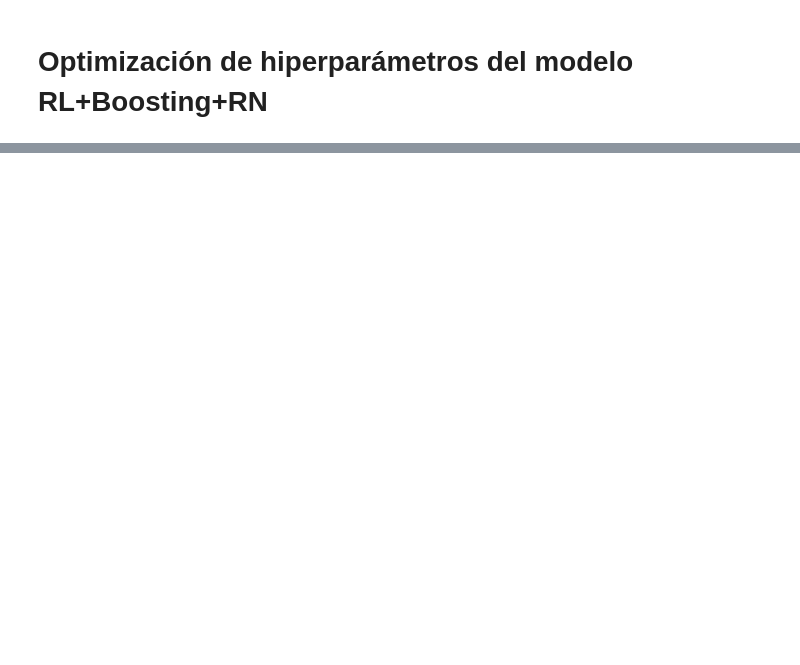
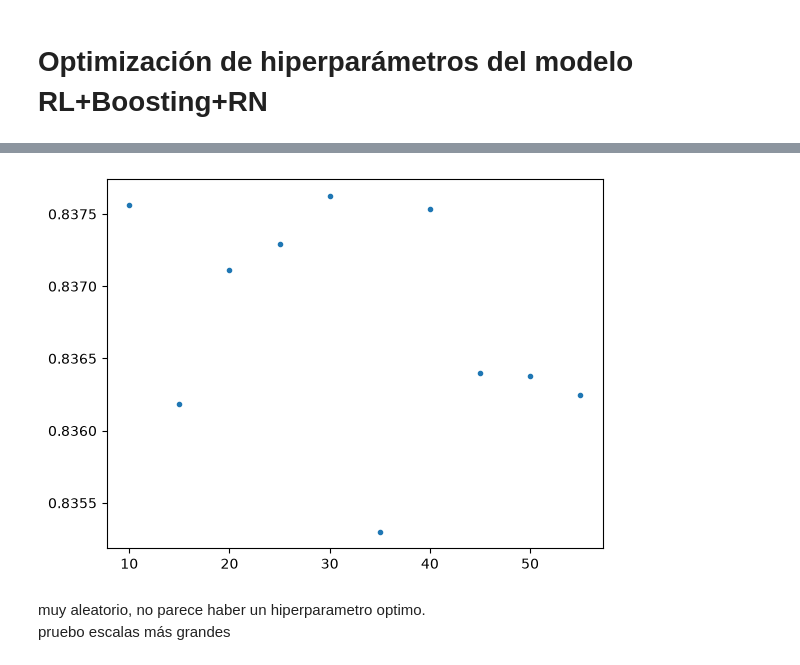
Before and after one commit to TomasCarneroRoldan125/Labo-de-Datos, a Jupyter notebook: TP2/proto.ipynb, the cells around one changed output, grey strips where cells are left out. Drawn from its saved outputs; the diff is of its cells as text; code cells hidden in the pictures; blank space fills up the shorter version.

```diff
--- a/TP2/proto.ipynb
+++ b/TP2/proto.ipynb
@@ -2787,0 +3283,31 @@ Mejor combinación (0.36 Lin + 0.49 Árb + 0.15 Red) -> AUC: 0.8383
+# %%
+def crear_modelo_arboles(h):
+    preprocesamiento = ColumnTransformer([
+        ("numericas", "passthrough", features_num_arboles),
+        ("categoricas", OrdinalEncoder(handle_unknown="use_encoded_value", unknown_value=-1), features_cat_arboles),
+        # Comprimimos el texto en 30 conceptos densos con SVD para que el árbol no sobreajuste
+        ("texto_svd", make_pipeline(
+            TfidfVectorizer(max_features=1000, ngram_range=(1, 2), token_pattern=patron_tokens),
+            TruncatedSVD(n_components=30, random_state=42)
+        ), "oracle_text"),
+        ("tipos_svd", make_pipeline(
+            TfidfVectorizer(max_features=200),
+            TruncatedSVD(n_components=10, random_state=42)
+        ), "type_line"),
+    ])
+
+    # Le indicamos al árbol los índices exactos de las columnas categóricas
+    idx_cat = list(range(len(features_num_arboles), len(features_num_arboles) + len(features_cat_arboles)))
+
+    return make_pipeline(
+        preprocesamiento,
+        HistGradientBoostingClassifier(
+            categorical_features=idx_cat,
+            max_iter=250,
+            learning_rate=0.03,
+            max_leaf_nodes= h, # Hacer que el árbol sea un poco más simple individualmente suele dejarle espacio al modelo lineal para compensar los detalles, mejorando la sinergia de los dos.
+            min_samples_leaf=25,
+            l2_regularization=1.0,
+            random_state=42
+        ),
+    )
@@ -2787,0 +3386,11 @@ Mejor combinación (0.36 Lin + 0.49 Árb + 0.15 Red) -> AUC: 0.8383
+# %%
+eje_x = [p[0] for p in hp_h]
+eje_y = [p[1] for p in hp_h]
+
+plt.plot(eje_x, eje_y, '.')
+plt.show()
+# %% [output]
+[figure, added]
+# %% [markdown]
+muy aleatorio, no parece haber un hiperparametro optimo.
+pruebo escalas más grandes
```
Also changed, not shown: parts of 29 cells of this notebook, 2 other files.
